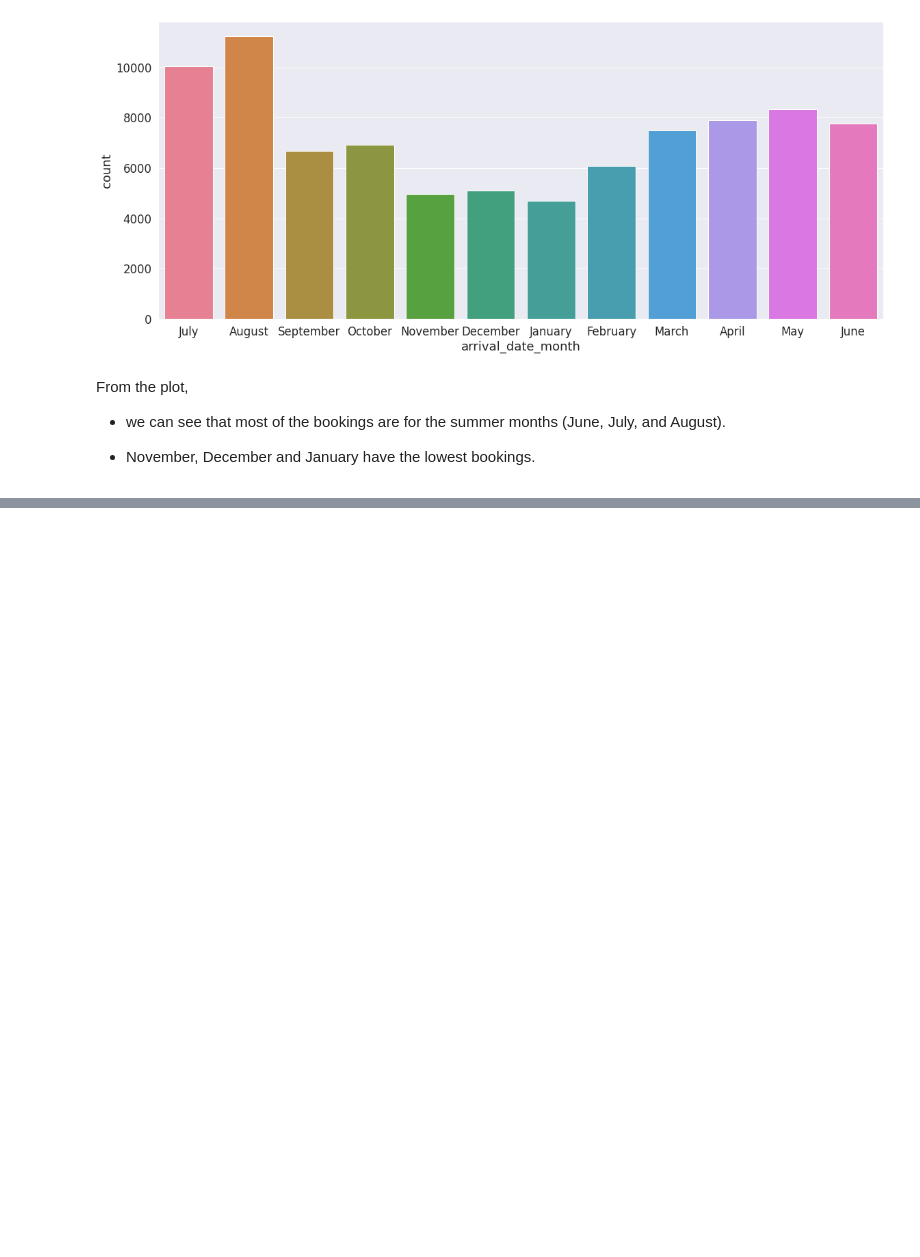
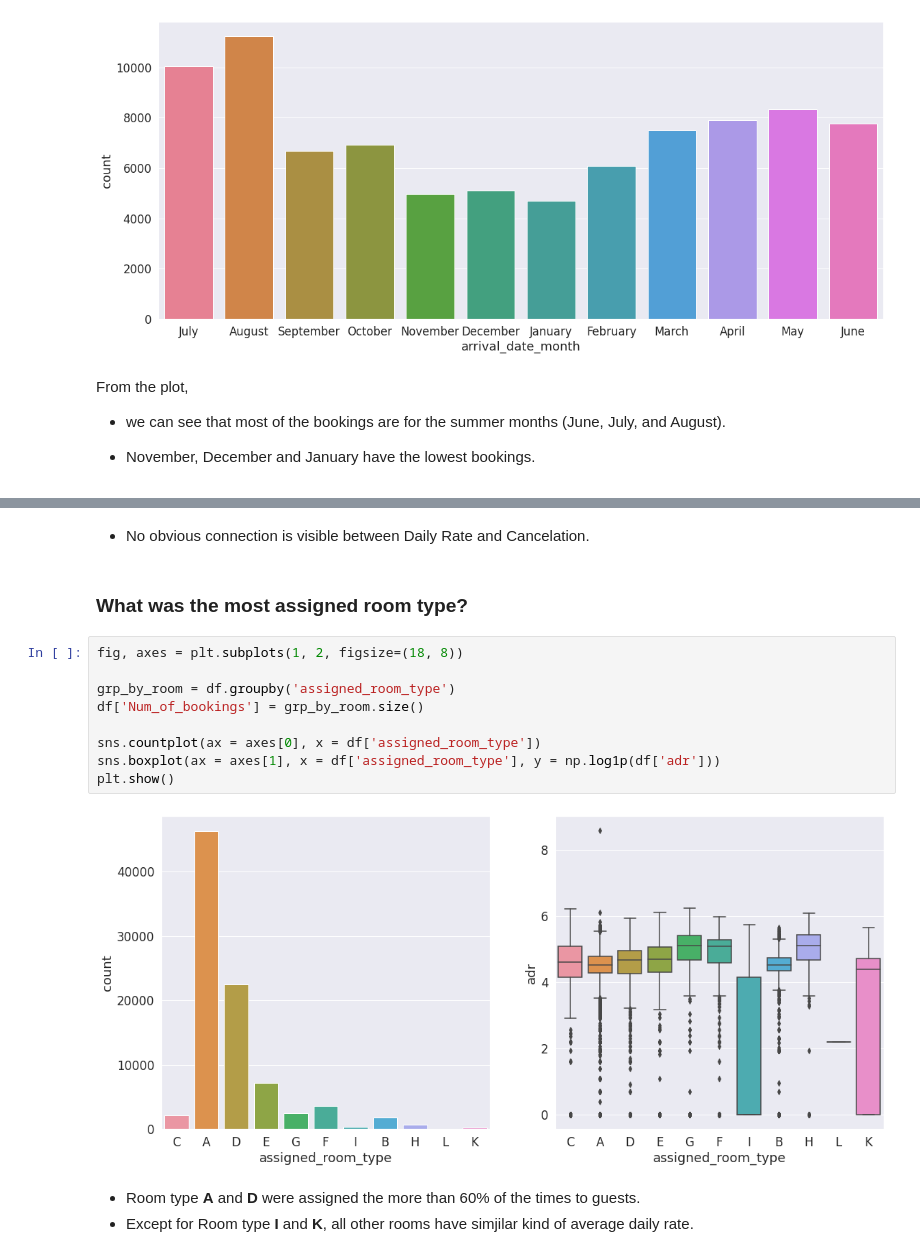
Before and after one commit to RanojoyBiswas/Hotel-Booking-Analysis-EDA-, a Jupyter notebook: Hotel_Booking_Analysis.ipynb, the cells around one changed output, grey strips where cells are left out. Drawn from its saved outputs; the diff is of its cells as text; blank space fills up the shorter version.

```diff
--- a/Hotel_Booking_Analysis.ipynb
+++ b/Hotel_Booking_Analysis.ipynb
@@ -457,0 +523,18 @@ From the plot,
+# %% [markdown]
+* No obvious connection is visible between Daily Rate and Cancelation.
+# %% [markdown]
+### What was the most assigned room type?
+# %%
+fig, axes = plt.subplots(1, 2, figsize=(18, 8))
+
+grp_by_room = df.groupby('assigned_room_type')
+df['Num_of_bookings'] = grp_by_room.size()
+
+sns.countplot(ax = axes[0], x = df['assigned_room_type'])
+sns.boxplot(ax = axes[1], x = df['assigned_room_type'], y = np.log1p(df['adr']))
+plt.show()
+# %% [output]
+[figure, added]
+# %% [markdown]
+* Room type **A** and **D** were assigned the more than 60% of the times to guests.
+* Except for Room type **I** and **K**, all other rooms have simjilar kind of average daily rate.
```
Also changed, not shown: parts of 10 cells of this notebook.
